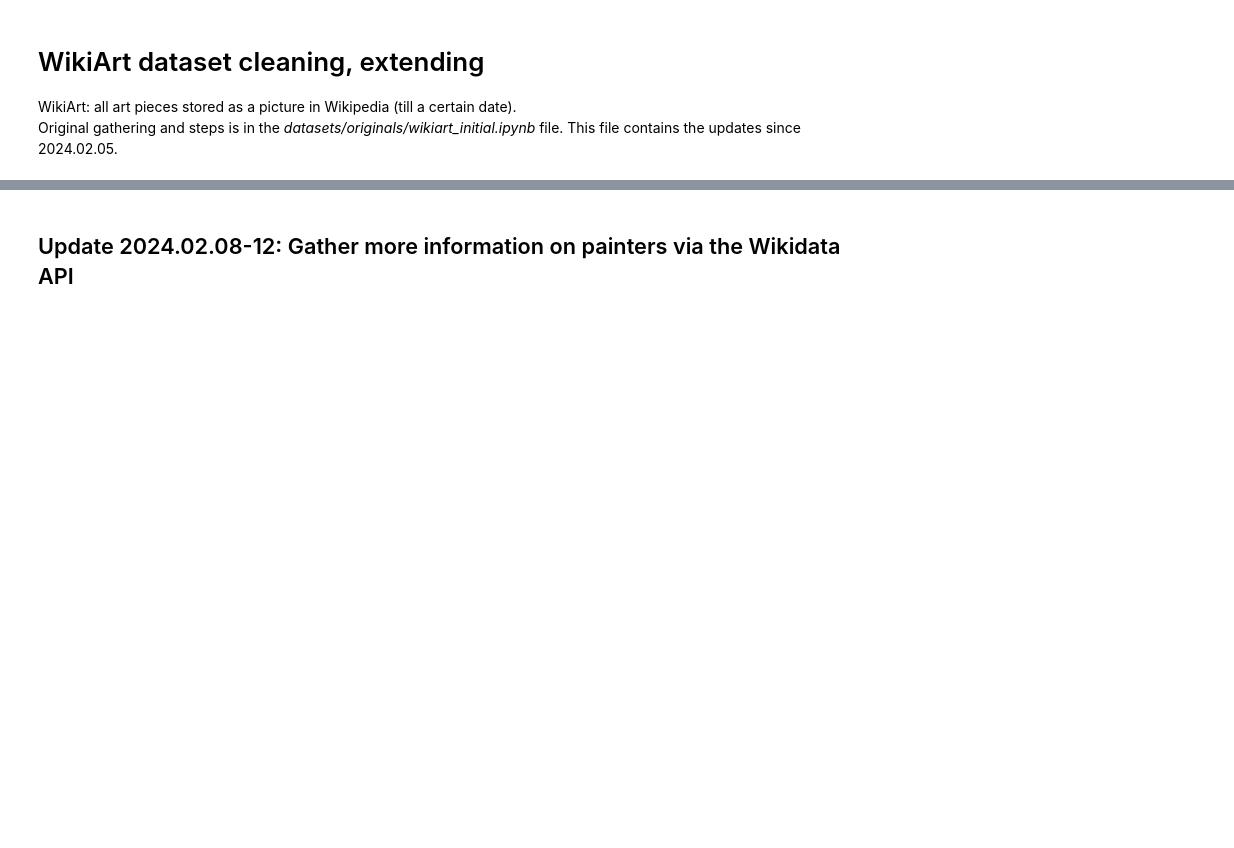
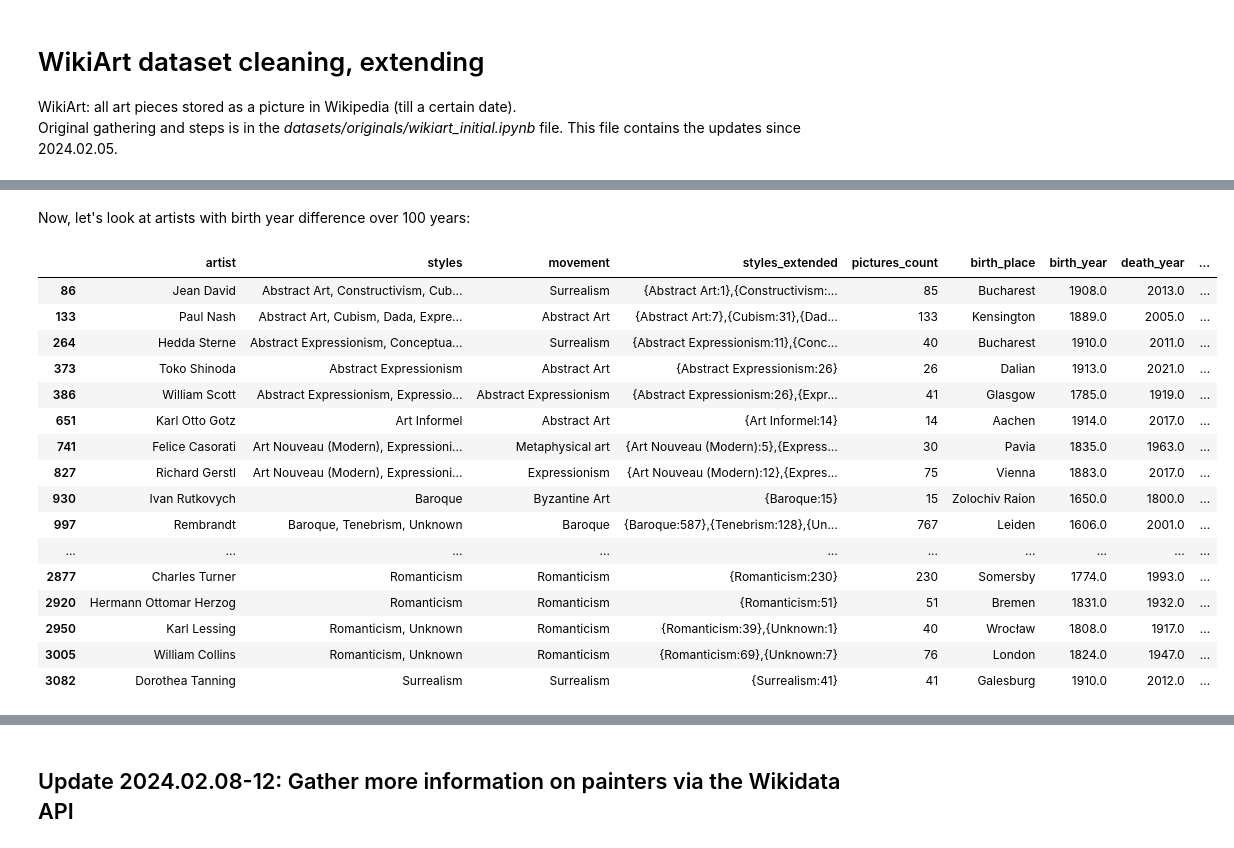
Before and after one commit to me9hanics/PainterPalette, a Jupyter notebook: wikiart_updates.ipynb, the cells around one changed output, grey strips where cells are left out. Drawn from its saved outputs; the diff is of its cells as text; code cells hidden in the pictures; blank space fills up the shorter version.

Commit message:
update the dataset, part of the update

```diff
--- a/wikiart_updates.ipynb
+++ b/wikiart_updates.ipynb
@@ -9,0 +12,28 @@ Original gathering and steps is in the *datasets/originals/wikiart_initial.ipynb
+# %%
+import pandas as pd
+import httpimport
+
+
+with httpimport.remote_repo('https://raw.githubusercontent.com/me9hanics/sparql-wikidata-data-collection/main/'):
+    import functions as external_functions
+
+artists_wikiart = pd.read_csv('https://raw.githubusercontent.com/me9hanics/PainterPalette/main/datasets/wikiart_artists.csv')
+
+for i,row in artists_wikiart[artists_wikiart['birth_year'].isnull()].iterrows():
+    response = external_functions.get_all_person_info(row['artist'], delay=121)
+    #if row['artist'] == 'Adnan Coker':
+    #    print(response)
+    #    if response:
+    #        print("True response")
+    #        if 'birth_date' in response.keys():
+    #            print("birth_date in keys")
+    #            print("Birth_date:" + response['birth_date'])
+    if response:
+        if 'birth_date' in response.keys() and response['birth_date']:
+            artists_wikiart.at[i, 'birth_year'] = external_functions.find_year(response['birth_date'])
+        if 'death_date' in response.keys() and response['death_date']:
+            artists_wikiart.at[i, 'death_year'] = external_functions.find_year(response['death_date'])
+        if 'birth_place' in response.keys() and response['birth_place']:
+            artists_wikiart.at[i, 'birth_place'] = response['birth_place']
+        if 'death_place' in response.keys() and response['death_place']:
+            artists_wikiart.at[i, 'death_place'] = response['death_place']
@@ -9,0 +78,33 @@ Original gathering and steps is in the *datasets/originals/wikiart_initial.ipynb
+# %% [markdown]
+Now, let's look at artists with birth year difference over 100 years:
+# %%
+mischevious_artists_df = pd.DataFrame(columns = artists_wikiart.columns)
+missing_birth_years = []
+for i, row in artists_wikiart.iterrows():
+    birth_year = row['birth_year']
+    death_year = row['death_year'] if row['death_year'] else 2024
+    if birth_year:
+        if death_year-birth_year>100:
+            mischevious_artists_df = pd.concat([mischevious_artists_df, pd.DataFrame(row).transpose()])
+    else:
+        missing_birth_years.append(row['artist'])
+
+mischevious_artists_df
+# %% [output]
+|  | artist | styles | movement | styles_extended | pictures_count | birth_place | birth_year | death_year | ... |
+| 86 | Jean David | Abstract Art, Constructivism, Cub... | Surrealism | {Abstract Art:1},{Constructivism:... | 85 | Bucharest | 1908.0 | 2013.0 | ... |
+| 133 | Paul Nash | Abstract Art, Cubism, Dada, Expre... | Abstract Art | {Abstract Art:7},{Cubism:31},{Dad... | 133 | Kensington | 1889.0 | 2005.0 | ... |
+| 264 | Hedda Sterne | Abstract Expressionism, Conceptua... | Surrealism | {Abstract Expressionism:11},{Conc... | 40 | Bucharest | 1910.0 | 2011.0 | ... |
+| 373 | Toko Shinoda | Abstract Expressionism | Abstract Art | {Abstract Expressionism:26} | 26 | Dalian | 1913.0 | 2021.0 | ... |
+| 386 | William Scott | Abstract Expressionism, Expressio... | Abstract Expressionism | {Abstract Expressionism:26},{Expr... | 41 | Glasgow | 1785.0 | 1919.0 | ... |
+| 651 | Karl Otto Gotz | Art Informel | Abstract Art | {Art Informel:14} | 14 | Aachen | 1914.0 | 2017.0 | ... |
+| 741 | Felice Casorati | Art Nouveau (Modern), Expressioni... | Metaphysical art | {Art Nouveau (Modern):5},{Express... | 30 | Pavia | 1835.0 | 1963.0 | ... |
+| 827 | Richard Gerstl | Art Nouveau (Modern), Expressioni... | Expressionism | {Art Nouveau (Modern):12},{Expres... | 75 | Vienna | 1883.0 | 2017.0 | ... |
+| 930 | Ivan Rutkovych | Baroque | Byzantine Art | {Baroque:15} | 15 | Zolochiv Raion | 1650.0 | 1800.0 | ... |
+| 997 | Rembrandt | Baroque, Tenebrism, Unknown | Baroque | {Baroque:587},{Tenebrism:128},{Un... | 767 | Leiden | 1606.0 | 2001.0 | ... |
+| ... | ... | ... | ... | ... | ... | ... | ... | ... | ... |
+| 2877 | Charles Turner | Romanticism | Romanticism | {Romanticism:230} | 230 | Somersby | 1774.0 | 1993.0 | ... |
+| 2920 | Hermann Ottomar Herzog | Romanticism | Romanticism | {Romanticism:51} | 51 | Bremen | 1831.0 | 1932.0 | ... |
+| 2950 | Karl Lessing | Romanticism, Unknown | Romanticism | {Romanticism:39},{Unknown:1} | 40 | Wrocław | 1808.0 | 1917.0 | ... |
+| 3005 | William Collins | Romanticism, Unknown | Romanticism | {Romanticism:69},{Unknown:7} | 76 | London | 1824.0 | 1947.0 | ... |
+| 3082 | Dorothea Tanning | Surrealism | Surrealism | {Surrealism:41} | 41 | Galesburg | 1910.0 | 2012.0 | ... |
```
Also changed, not shown: parts of 9 cells of this notebook, 1 other file.
